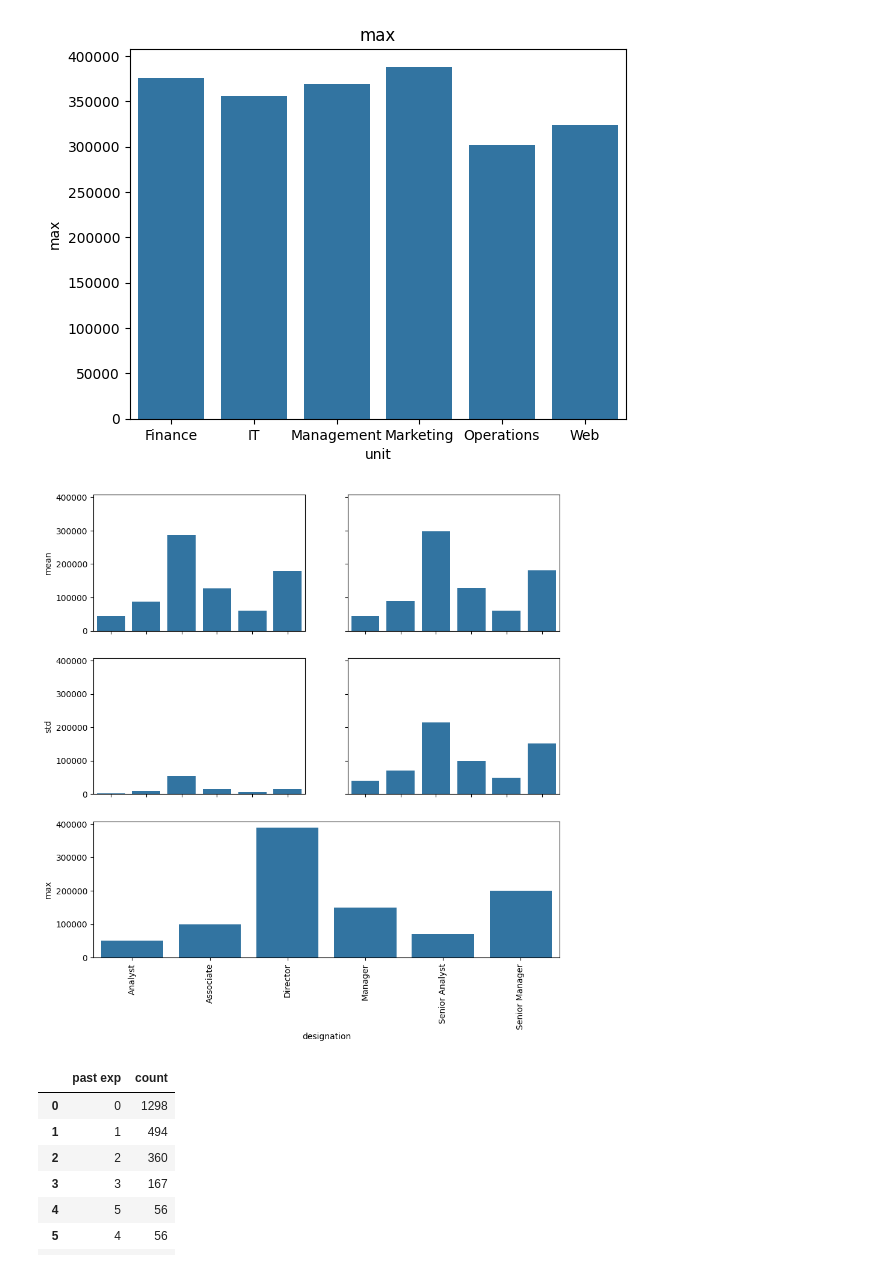
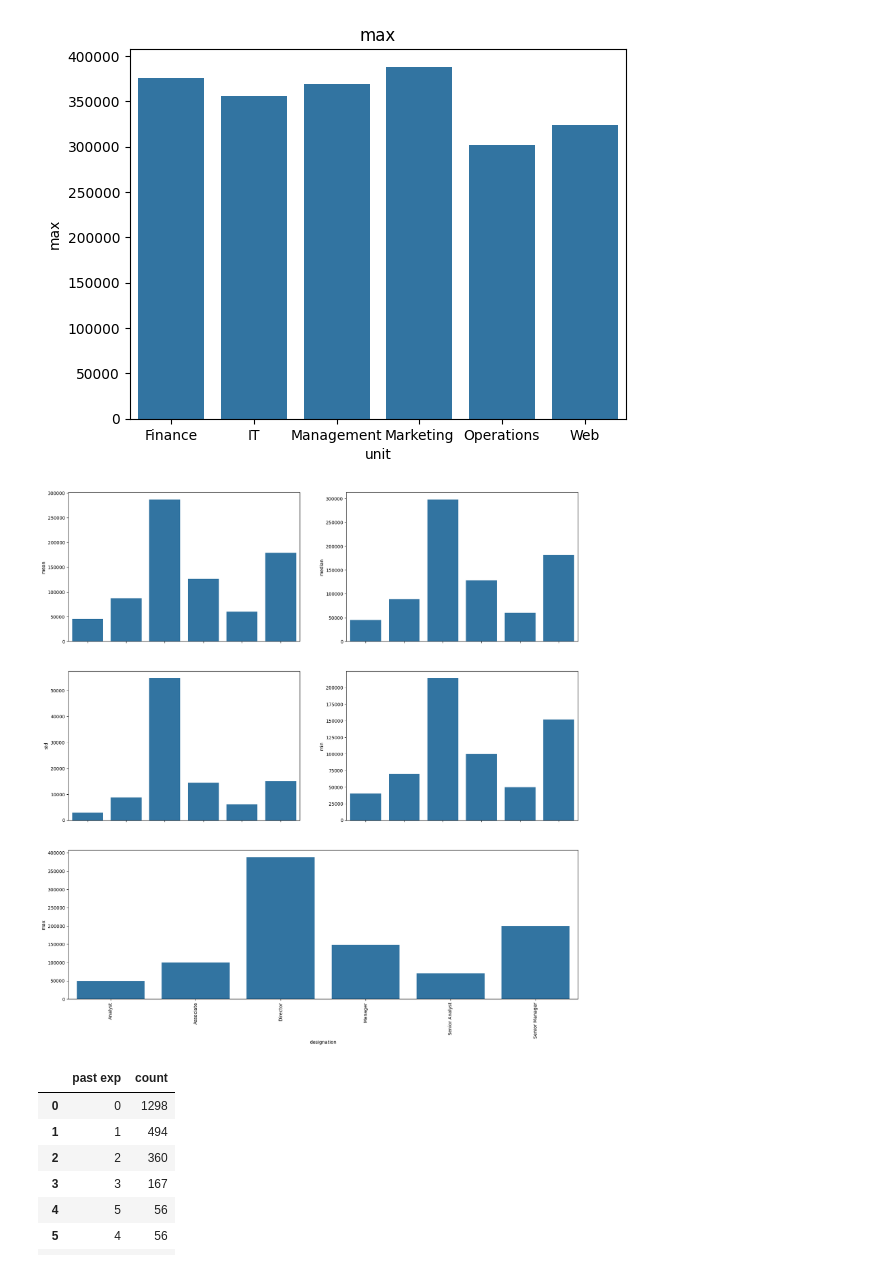
Before and after one commit to thelightfeaver/machine-leaning-practices, a Jupyter notebook: proyect/salary.ipynb, the cells around one changed output. Saved outputs shown, nothing was run; the diff lists cells and outputs as text; code cells hidden in the pictures.

```diff
--- a/proyect/salary.ipynb
+++ b/proyect/salary.ipynb
@@ -222,19 +221,19 @@ for col in df_unit_by_salary.columns:
 # %%
 
 
 df_designation_by_salary = df.groupby('designation')['salary'].agg(['mean', 'median', 'std', 'min', 'max']).reset_index()
 
 # create a mosaic plot for the mean salary of each designation
-fig, ax = plt.subplot_mosaic([['mean', 'median'], ['std', 'min'], ['max', 'max']], sharex=True, sharey=True, figsize=(10, 10))
+fig, ax = plt.subplot_mosaic([['mean', 'median'], ['std', 'min'], ['max', 'max']], sharex=True, sharey=False, figsize=(20, 20))
 sns.barplot(x='designation', y='mean', data=df_designation_by_salary, ax=ax['mean'])
 sns.barplot(x='designation', y='median', data=df_designation_by_salary, ax=ax['median'])
 sns.barplot(x='designation', y='std', data=df_designation_by_salary, ax=ax['std'])
 sns.barplot(x='designation', y='min', data=df_designation_by_salary, ax=ax['min'])
 sns.barplot(x='designation', y='max', data=df_designation_by_salary, ax=ax['max'])
 plt.xticks(rotation=90)
 plt.show()
 # %% [output]
-[figure, old version]
+[figure, new version]
 # %%
 df_salary_by_exp = df['past exp'].value_counts().reset_index()
 
```
Also changed, not shown: parts of 2 cells of this notebook.
